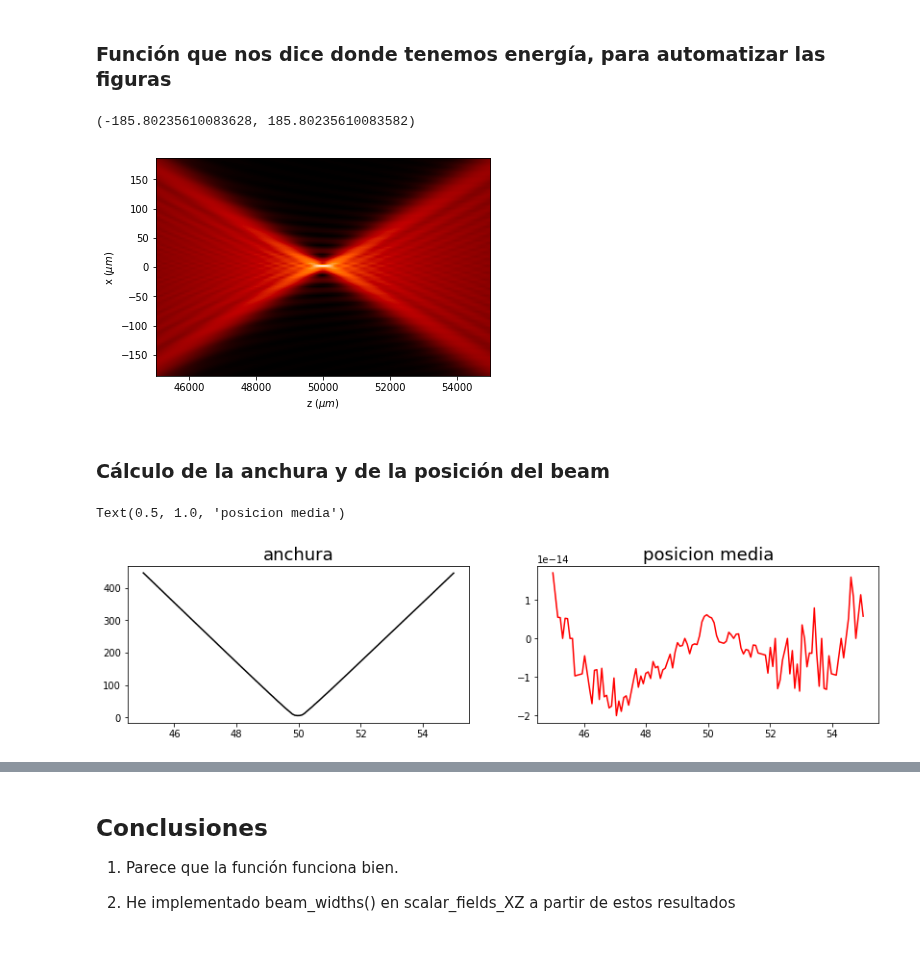
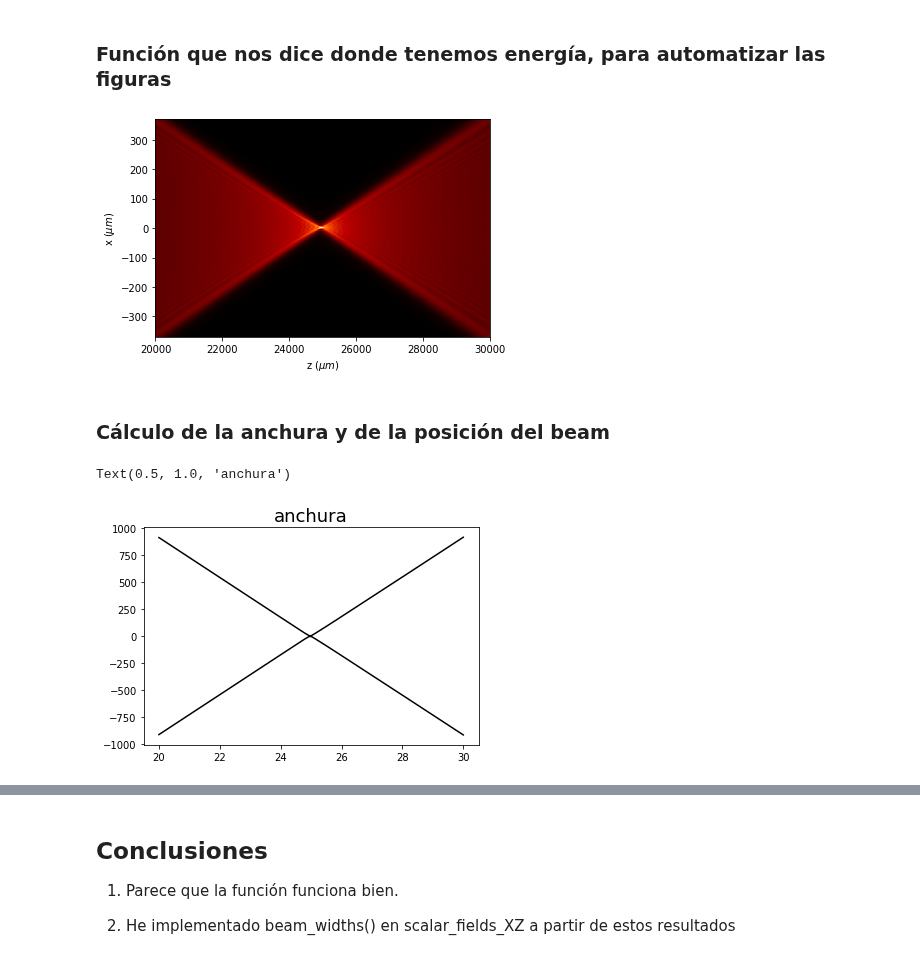
Before and after one commit to aocg-ucm/diffractio, a Jupyter notebook: docs/source/examples/to_process/ejemplo_MTF_lente_perfecta-con funciones en phyton_optics.ipynb, the cells around one changed output, grey strips where cells are left out. Saved outputs shown, nothing was run; the diff lists cells and outputs as text; code cells hidden in the pictures.

```diff
--- a/docs/source/examples/to_process/ejemplo_MTF_lente_perfecta-con funciones en phyton_optics.ipynb
+++ b/docs/source/examples/to_process/ejemplo_MTF_lente_perfecta-con funciones en phyton_optics.ipynb
@@ -19,12 +14,12 @@ from diffractio.utils_optics import beam_width_1D, MTF_ideal, MTF_parameters
 # %%
 diameter_field = 8*mm
 wavelength=.405*um
-focal_lens=50*mm
+focal_lens=25*mm
 
 diameter_lens=4*mm
 rango_z=10*mm  #zona de observación cuando no voy directo al plano de la retina
 
-num_z=128
+num_z=256
 
 x0 = sp.linspace(-diameter_field/2, diameter_field/2, 1024*16)
 # %% [markdown]
@@ -167,10 +158,9 @@ def pos_energia(u3, porcentaje=0.05, verbose=True):
 x_min,x_max=pos_energia(u3, porcentaje=0.01, verbose=False)
 # %%
 u3.draw(logarithm=True, normalize='intensity', draw_borders=False)
-plt.ylim(x_min,x_max)
+plt.ylim(x_min,x_max);
 # %% [output]
-(-185.80235610083628, 185.80235610083582)
-[figure, old version]
+[figure, new version]
 # %% [markdown]
 ### Cálculo de la anchura y de la posición del beam
 # %%
@@ -186,13 +176,11 @@ def beam_widths(u3):
 # %%
 anchuras, posiciones = beam_widths(u3)
 
-plt.figure(figsize=(14,3))
-plt.subplot(1,2,1)
+plt.figure()
+plt.subplot(1,1,1)
 plt.plot((u3.z)/1000,  anchuras, 'k')
+plt.plot((u3.z)/1000,  -anchuras, 'k')
 plt.title('anchura', fontsize=18)
-plt.subplot(1,2,2)
-plt.plot((u3.z)/1000, posiciones, 'r')
-plt.title('posicion media', fontsize=18)
 # %% [output]
-Text(0.5, 1.0, 'posicion media')
+Text(0.5, 1.0, 'anchura')
-[figure, old version]
+[figure, new version]
```
Also changed, not shown: parts of 12 cells of this notebook, 7 other files.
